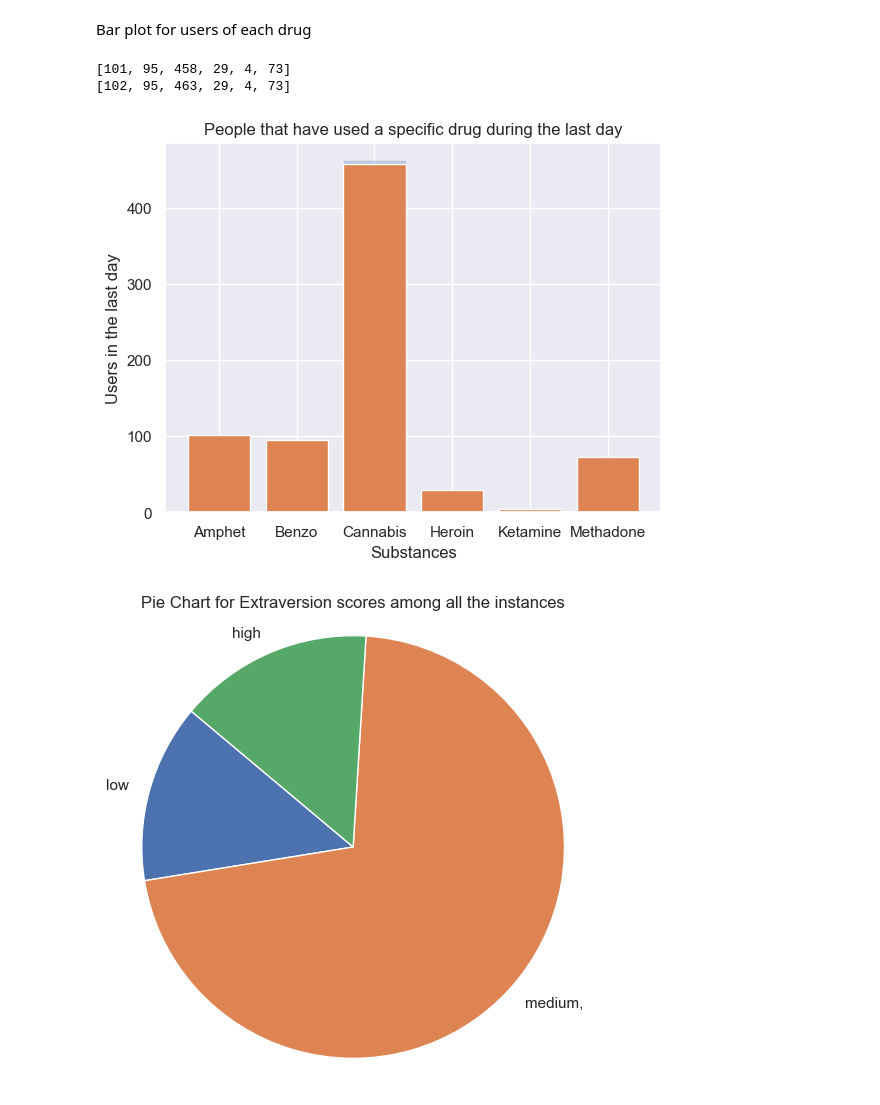
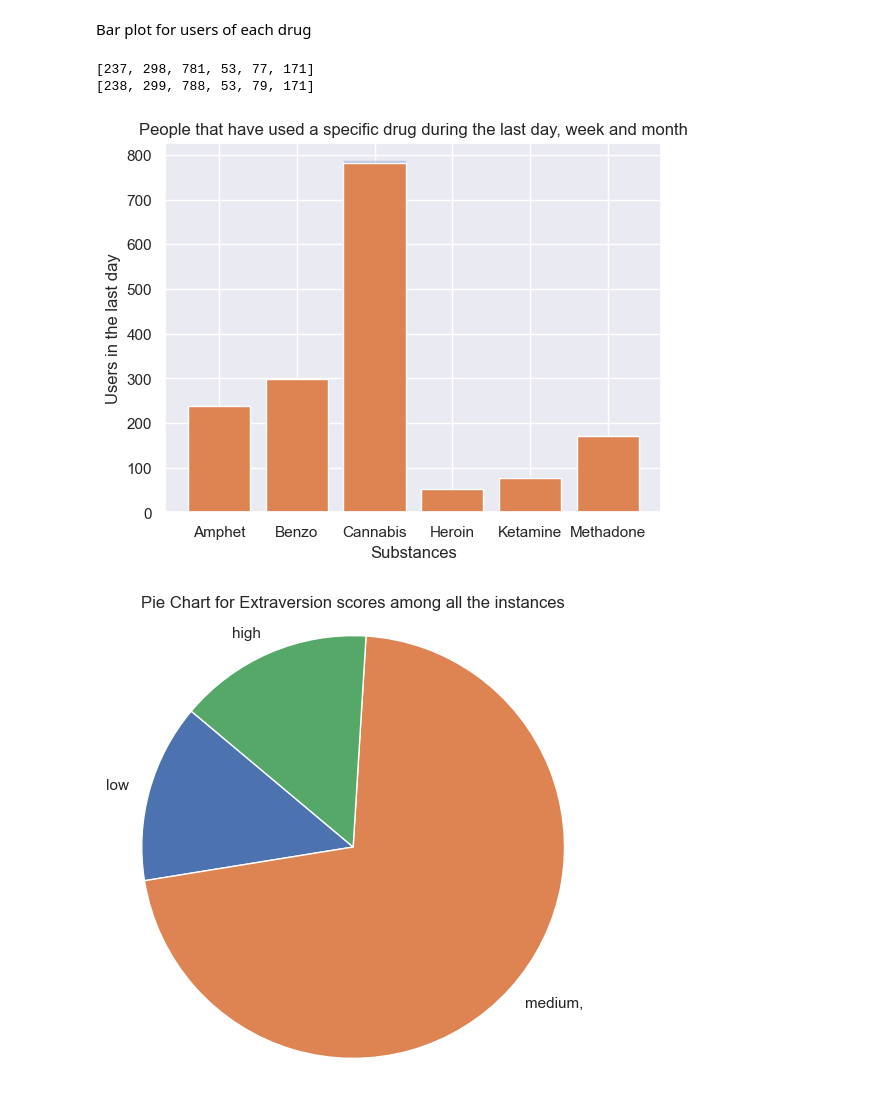
Before and after one commit to Bas-Korver/xai-project, a Jupyter notebook: main_preprocessing_plots.ipynb, the cells around one changed output. Drawn from its saved outputs; the diff is of its cells as text; code cells hidden in the pictures.

```diff
--- a/main_preprocessing_plots.ipynb
+++ b/main_preprocessing_plots.ipynb
@@ -55,15 +54,17 @@ def drop_columns(dataset):
             del row[column_index]
 
 
-# binary values for drug use
+# binary values for "in the last day", "in the last week", "in the last month"
 def binary_variables_drug_use(dataset):
     for row in dataset:
         for i in range(8, 14):
             # consider weekly heroin users as at risk of addiction
-            if i == 11 and row[i] == "CL5":
-                row[11] = 1
-            # daily users
-            elif row[i] == "CL6":
+            # if i == 11 and row[i] == "CL5":
+            #     row[11] = 1
+            # # daily users
+            # elif row[i] == "CL6":
+            #     row[i] = 1
+            if row[i] == "CL6" or row[i] == "CL5" or row[i] == "CL4":
                 row[i] = 1
             else:
                 row[i] = 0
@@ -75,7 +76,7 @@ def binary_variables_drug_use(dataset):
             row[14] = 0
 
 
-def group_variables_traits(dataset):
+def binary_variables_traits(dataset):
     for row in dataset:
         for idx, (key, value) in enumerate(scores.items()):
             mean = value[0]
@@ -95,12 +96,13 @@ def group_variables_traits(dataset):
                 row[idx + 1] = -1
 
 
-# Input file
+# Input text dataset file path
 input_file_path = "drug_consumption.txt"
 
-# Output file
-output_csv_path = "drug_consumption_2.txt"
+# Output CSV file path
+output_csv_path = "drug_consumption_3.txt"
 
+# Read text dataset
 dataset = read_text_dataset(input_file_path)
 
 # drop columns that are not used
@@ -108,33 +110,30 @@ drop_columns(dataset)
 
 # for converting drug use to 0 not risk of addiction 1 risk of addiction
 binary_variables_drug_use(dataset)
+
+
+# for converting traits in -1 low score, 0 medium score, 1 high score
+# binary_variables_traits(dataset)
+
 # Write dataset in a new file
 write_to_file(dataset, output_csv_path)
-dataset_new = read_text_dataset("drug_consumption_2.txt")
-
-# for converting traits in -1 low score, 0 medium score, 1 high score
-group_variables_traits(dataset)
-
-# Write dataset in another new file
-output_csv_path = "drug_consumption_pers_trait_class.txt"
-write_to_file(dataset, output_csv_path)
-dataset_new_2 = read_text_dataset("drug_consumption_pers_trait_class.txt")
+dataset_new = read_text_dataset("drug_consumption_3.txt")
 # %% [markdown]
 Bar plot for users of each drug
 # %%
 categories = ["Amphet", "Benzo", "Cannabis", "Heroin", "Ketamine", "Methadone"]
 
 exploratory_analysis_plots.Plots.histogram_DrugUse(dataset_new, categories)
 
 exploratory_analysis_plots.Plots.piechart_extraversion(dataset_new)
 
 exploratory_analysis_plots.Plots.piechart_extr_subst(dataset_new, categories)
 
 exploratory_analysis_plots.Plots.histograms_personality_density(dataset_new, scores)
 
-exploratory_analysis_plots.Plots.heatmap("drug_consumption_2.txt", scores)
+exploratory_analysis_plots.Plots.heatmap("drug_consumption_3.txt", scores)
 # %% [output]
-[101, 95, 458, 29, 4, 73]
-[102, 95, 463, 29, 4, 73]
+[237, 298, 781, 53, 77, 171]
+[238, 299, 788, 53, 79, 171]
-[figure, old version]
+[figure, new version]
 [figure]
```
Also changed, not shown: parts of 2 cells of this notebook, 3 other files.
